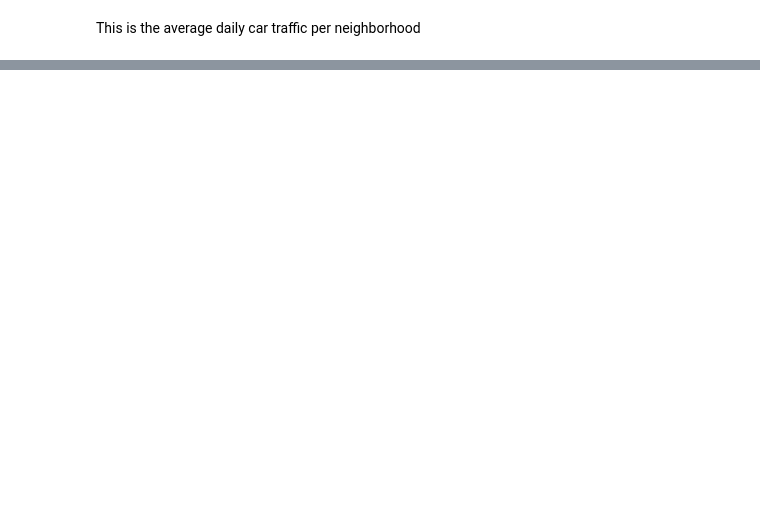
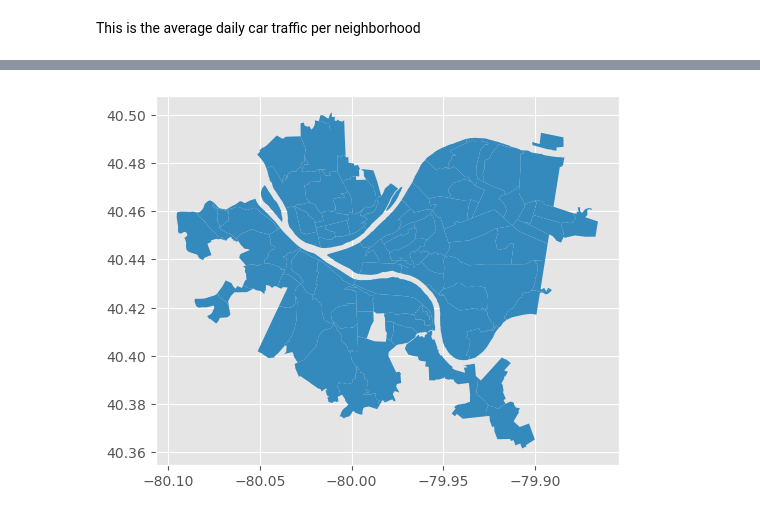
Before and after one commit to jkruse7/bidshappyfinal, a Jupyter notebook: Traffic.ipynb, the cells around one changed output, grey strips where cells are left out. Drawn from its saved outputs; the diff is of its cells as text; code cells hidden in the pictures; blank space fills up the shorter version.

```diff
--- a/Traffic.ipynb
+++ b/Traffic.ipynb
@@ -14,0 +40,7 @@ import pandas as pd
+# %%
+neighborhoods = geopandas.read_file("Neighborhoods/Neighborhoods_.shp") # read in the shapefile
+neighborhoods.plot()
+plt.style.use('ggplot')
+plt.show()
+# %% [output]
+[figure, added]
```
Also changed, not shown: parts of 13 cells of this notebook.
